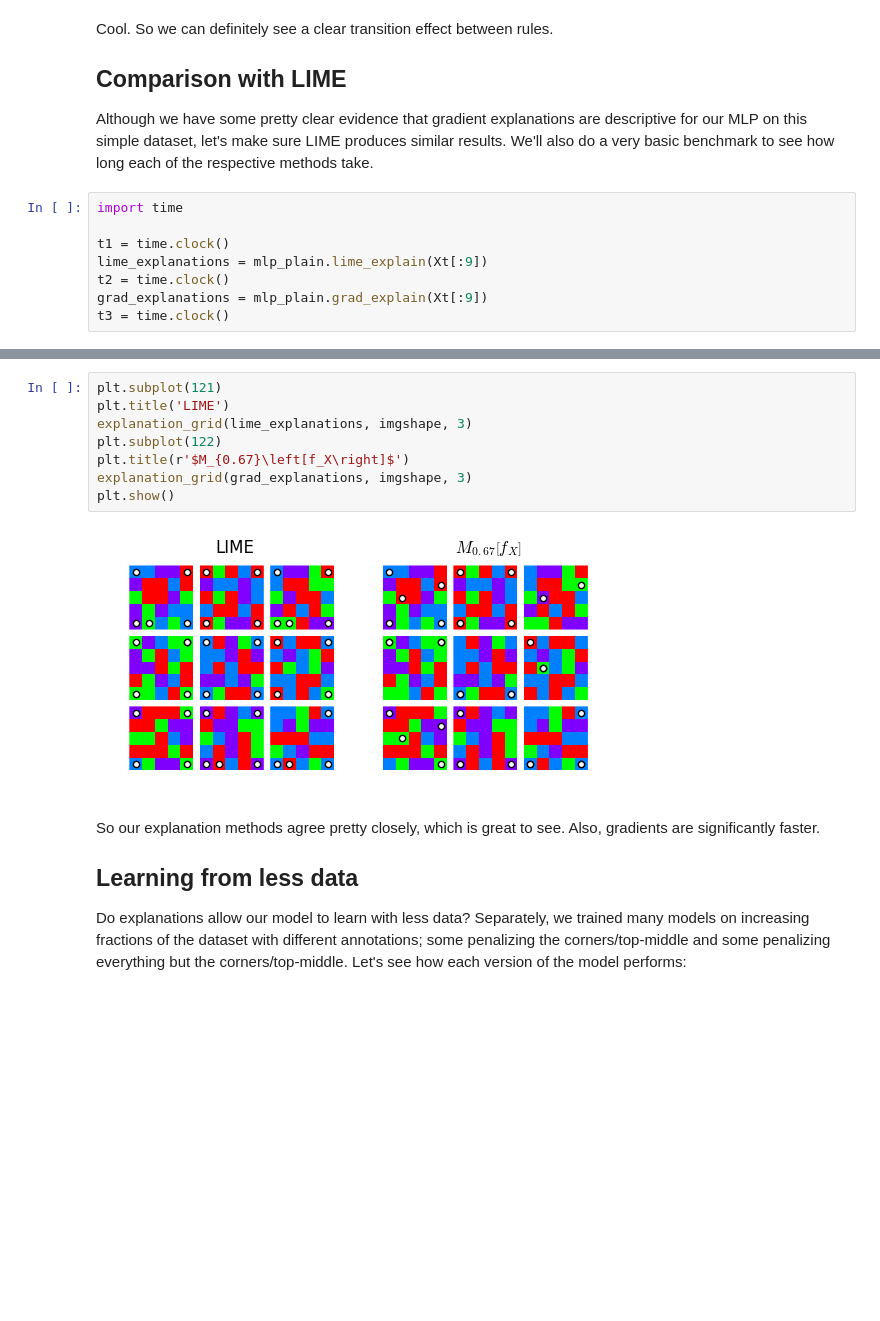
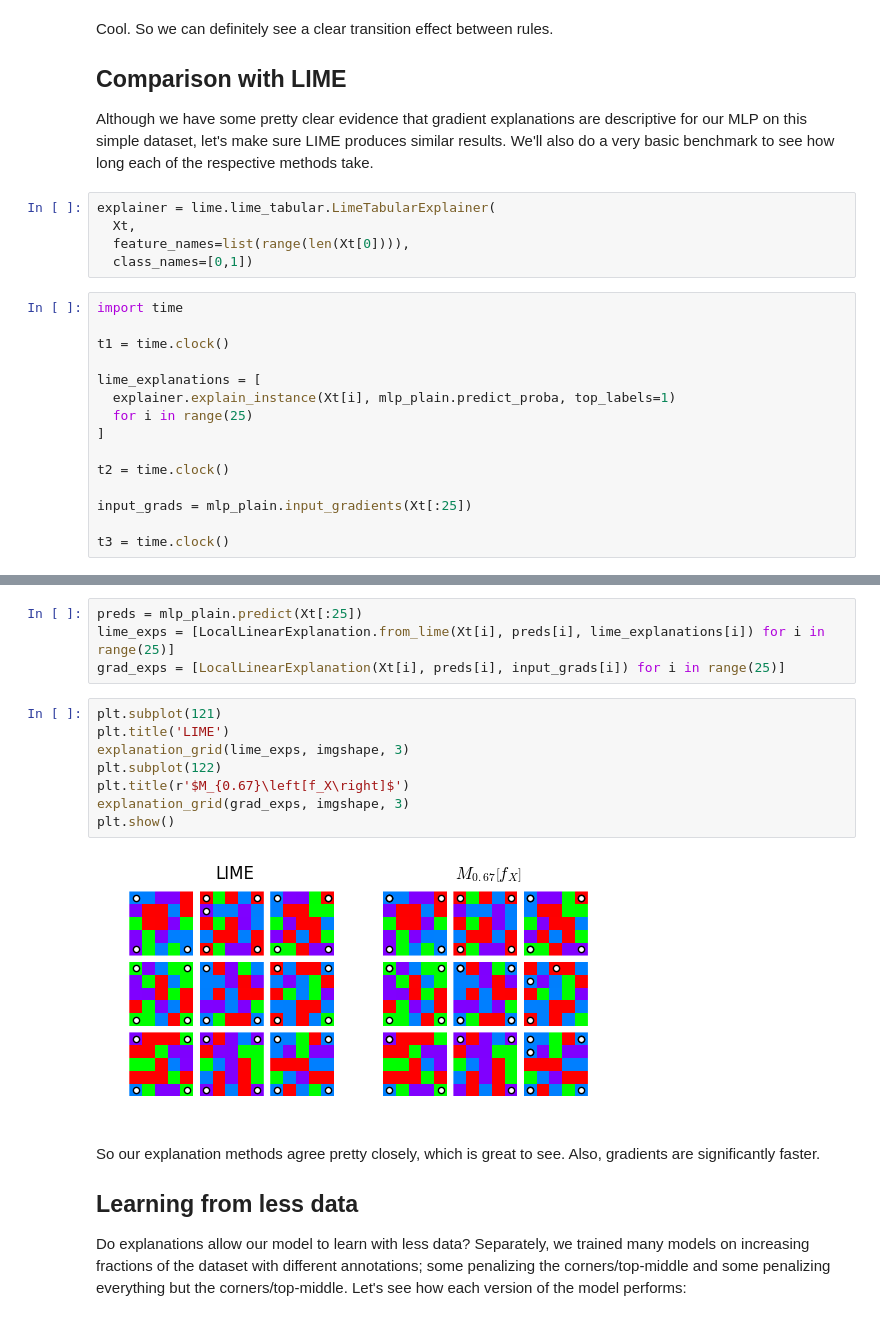
Before and after one commit to dtak/rrr, a Jupyter notebook: experiments/Toy Colors.ipynb, the cells around one changed output, grey strips where cells are left out. Drawn from its saved outputs; the diff is of its cells as text; blank space fills up the shorter version.

```diff
--- a/experiments/Toy Colors.ipynb
+++ b/experiments/Toy Colors.ipynb
@@ -214,12 +216,24 @@ Cool. So we can definitely see a clear transition effect between rules.
 ## Comparison with LIME
 
 Although we have some pretty clear evidence that gradient explanations are descriptive for our MLP on this simple dataset, let's make sure LIME produces similar results. We'll also do a very basic benchmark to see how long each of the respective methods take.
+# %%
+explainer = lime.lime_tabular.LimeTabularExplainer(
+  Xt,
+  feature_names=list(range(len(Xt[0]))),
+  class_names=[0,1])
 # %%
 import time
 
 t1 = time.clock()
-lime_explanations = mlp_plain.lime_explain(Xt[:9])
+
+lime_explanations = [
+  explainer.explain_instance(Xt[i], mlp_plain.predict_proba, top_labels=1)
+  for i in range(25)
+]
+
 t2 = time.clock()
-grad_explanations = mlp_plain.grad_explain(Xt[:9])
+
+input_grads = mlp_plain.input_gradients(Xt[:25])
+
 t3 = time.clock()
 # %%
@@ -231,13 +245,17 @@ grads for 9 examples took 0.00036s/example, which is 2538x faster
+# %%
+preds = mlp_plain.predict(Xt[:25])
+lime_exps = [LocalLinearExplanation.from_lime(Xt[i], preds[i], lime_explanations[i]) for i in range(25)]
+grad_exps = [LocalLinearExplanation(Xt[i], preds[i], input_grads[i]) for i in range(25)]
 # %%
 plt.subplot(121)
 plt.title('LIME')
-explanation_grid(lime_explanations, imgshape, 3)
+explanation_grid(lime_exps, imgshape, 3)
 plt.subplot(122)
 plt.title(r'$M_{0.67}\left[f_X\right]$')
-explanation_grid(grad_explanations, imgshape, 3)
+explanation_grid(grad_exps, imgshape, 3)
 plt.show()
 # %% [output]
-[figure, old version]
+[figure, new version]
 # %% [markdown]
 So our explanation methods agree pretty closely, which is great to see. Also, gradients are significantly faster.
 
```
Also changed, not shown: parts of 11 cells of this notebook, 5 other files.
